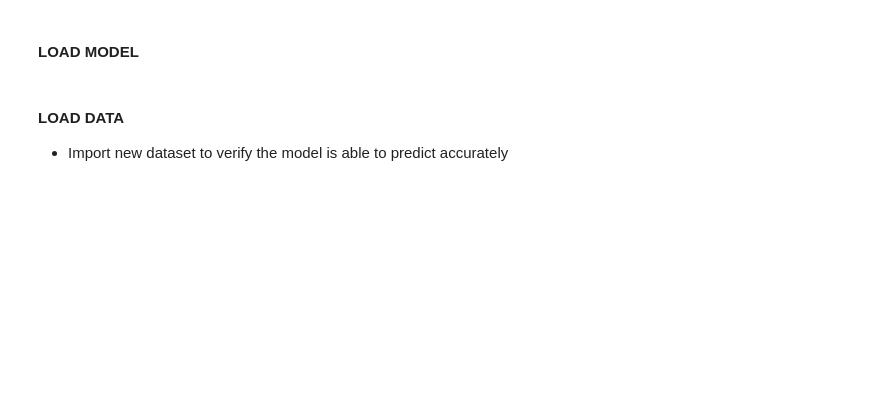
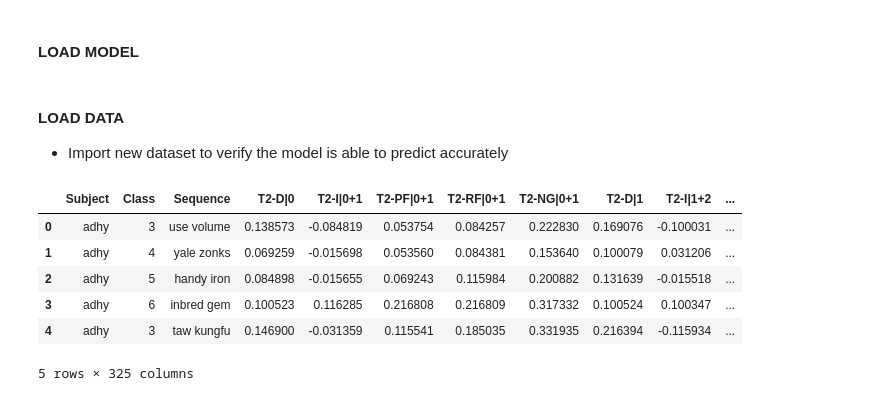
Before and after one commit to xfortisfye/keystroke-biometrics-multifactor-authentication-with-deep-learning, a Jupyter notebook: set02_01_original.ipynb, the cells around one changed output. Drawn from its saved outputs; the diff is of its cells as text; code cells hidden in the pictures; blank space fills up the shorter version.

```diff
--- a/set02_01_original.ipynb
+++ b/set02_01_original.ipynb
@@ -739,9 +821,29 @@ model = load_model(MODEL_PATH)
 #### LOAD DATA
 - Import new dataset to verify the model is able to predict accurately
 # %%
+METHOD = "IU" # identical_unique
+# METHOD = "DU" # different_unique
+
+DATASET_DIR_NAME = "dataset\set02\\01_original"
+ACTUAL_DATASET_NAME = "test_" + METHOD
+ACTUAL_DATASET_PATH = os.path.join(DATASET_DIR_PATH, ACTUAL_DATASET_NAME + ".csv")
+
+RESULT_DIR_NAME = "dataset\set02\\01_original"
+RESULT_NAME = "result_" + "set02_01_original_" + METHOD
+RESULT_DIR_PATH = os.path.join(os.getcwd(), RESULT_DIR_NAME)
+RESULT_PATH = os.path.join(RESULT_DIR_PATH, RESULT_NAME + ".csv")
+
 # import unseen data
 pred_df = pd.read_csv(ACTUAL_DATASET_PATH)
 pred_df.head()
+# %% [output]
+|  | Subject | Class | Sequence | T2-D|0 | T2-I|0+1 | T2-PF|0+1 | T2-RF|0+1 | T2-NG|0+1 | T2-D|1 | T2-I|1+2 | ... |
+| 0 | adhy | 3 | use volume | 0.138573 | -0.084819 | 0.053754 | 0.084257 | 0.222830 | 0.169076 | -0.100031 | ... |
+| 1 | adhy | 4 | yale zonks | 0.069259 | -0.015698 | 0.053560 | 0.084381 | 0.153640 | 0.100079 | 0.031206 | ... |
+| 2 | adhy | 5 | handy iron | 0.084898 | -0.015655 | 0.069243 | 0.115984 | 0.200882 | 0.131639 | -0.015518 | ... |
+| 3 | adhy | 6 | inbred gem | 0.100523 | 0.116285 | 0.216808 | 0.216809 | 0.317332 | 0.100524 | 0.100347 | ... |
+| 4 | adhy | 3 | taw kungfu | 0.146900 | -0.031359 | 0.115541 | 0.185035 | 0.331935 | 0.216394 | -0.115934 | ... |
+5 rows × 325 columns
 # %%
 ################################
 # # check for class validity # #
```
Also changed, not shown: parts of 27 cells of this notebook, 8 other files.
